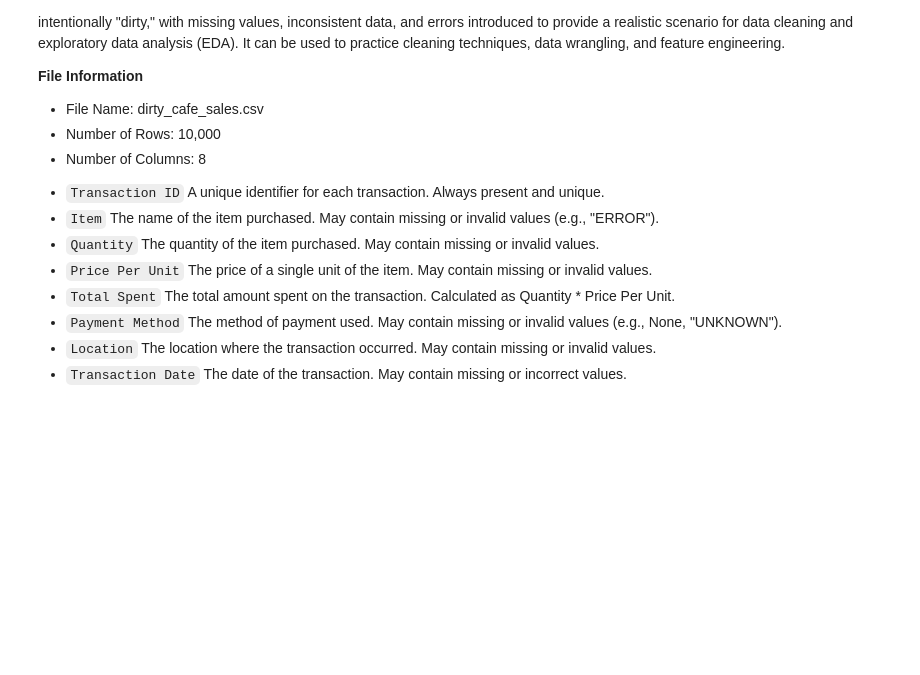
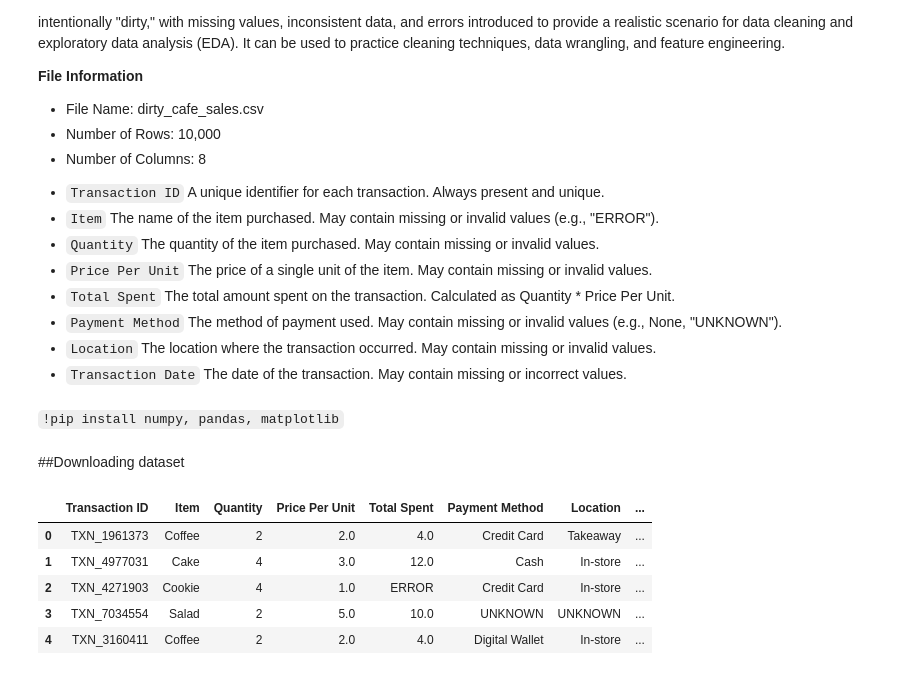
Before and after one commit to NatalieAleksandrova2026/Analysis_Cafe_Sales, a Jupyter notebook: EDA_Cafe_Sales.ipynb, the cells around one changed output. Saved outputs shown, nothing was run; the diff lists cells and outputs as text; code cells hidden in the pictures; blank space fills up the shorter version.

Commit message:
Data diagnostics

```diff
--- a/EDA_Cafe_Sales.ipynb
+++ b/EDA_Cafe_Sales.ipynb
@@ -20,3 +20,5 @@ The Dirty Cafe Sales dataset contains 10,000 rows of synthetic data representing
 - `Payment Method`	The method of payment used. May contain missing or invalid values (e.g., None, "UNKNOWN").
 - `Location`	The location where the transaction occurred. May contain missing or invalid values.
 - `Transaction Date`	The date of the transaction. May contain missing or incorrect values.
+# %% [markdown]
+`!pip install numpy, pandas, matplotlib`
@@ -22,0 +29,14 @@ The Dirty Cafe Sales dataset contains 10,000 rows of synthetic data representing
+# %% [markdown]
+##Downloading dataset
+# %%
+url = 'https://raw.githubusercontent.com/NatalieAleksandrova2026/Analysis_Cafe_Sales/refs/heads/main/data/dirty_cafe_sales.csv'
+
+df_origin = pd.read_csv(url)
+df_origin.head()
+# %% [output]
+|  | Transaction ID | Item | Quantity | Price Per Unit | Total Spent | Payment Method | Location | ... |
+| 0 | TXN_1961373 | Coffee | 2 | 2.0 | 4.0 | Credit Card | Takeaway | ... |
+| 1 | TXN_4977031 | Cake | 4 | 3.0 | 12.0 | Cash | In-store | ... |
+| 2 | TXN_4271903 | Cookie | 4 | 1.0 | ERROR | Credit Card | In-store | ... |
+| 3 | TXN_7034554 | Salad | 2 | 5.0 | 10.0 | UNKNOWN | UNKNOWN | ... |
+| 4 | TXN_3160411 | Coffee | 2 | 2.0 | 4.0 | Digital Wallet | In-store | ... |
```
Also changed, not shown: parts of 11 cells of this notebook.
